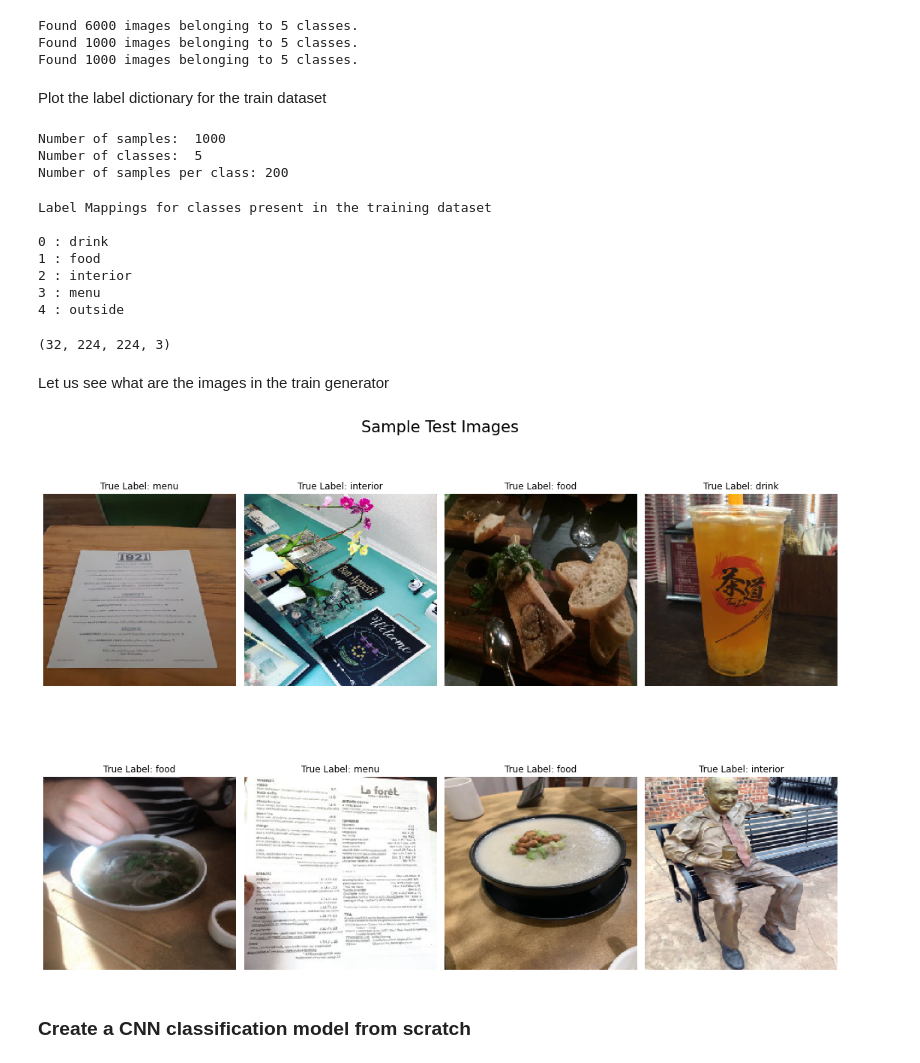
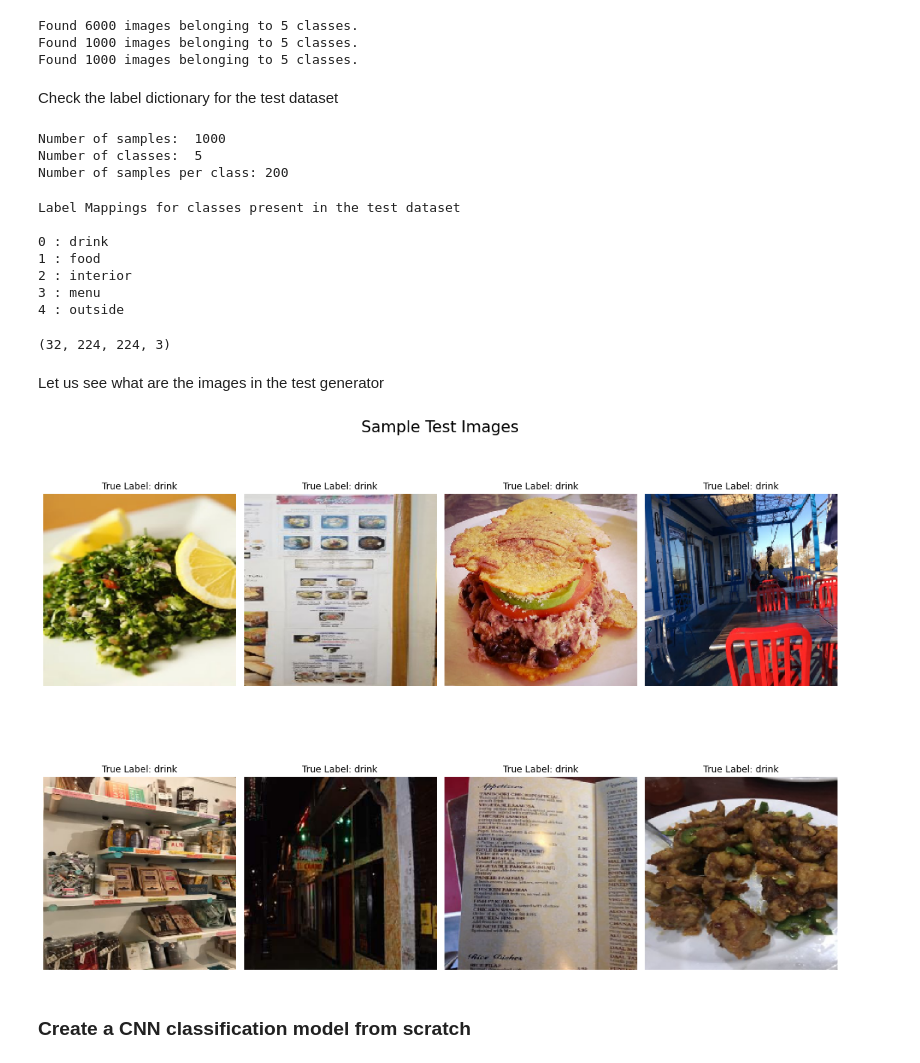
Before and after one commit to santra11/Yelp-ComputerVision-NLP, a Jupyter notebook: CNNclassificationyelp.ipynb, the cells around one changed output. Cells and saved outputs as stored; diff of their text form; code cells hidden in the pictures.

```diff
--- a/CNNclassificationyelp.ipynb
+++ b/CNNclassificationyelp.ipynb
@@ -78,7 +78,7 @@ Found 6000 images belonging to 5 classes.
 Found 1000 images belonging to 5 classes.
 Found 1000 images belonging to 5 classes.
 # %% [markdown]
-Plot the label dictionary for the train dataset
+Check the label dictionary for the test dataset
 # %%
 print('Number of samples: ',test_ds.samples)
 print('Number of classes: ',len(test_ds.class_indices))
@@ -90,11 +90,11 @@ Number of samples per class: 200
 # %%
 labels = {value: key for key, value in test_ds.class_indices.items()}
 
-print("Label Mappings for classes present in the training dataset\n")
+print("Label Mappings for classes present in the test dataset\n")
 for key, value in labels.items():
     print(f"{key} : {value}")
 # %% [output]
-Label Mappings for classes present in the training dataset
+Label Mappings for classes present in the test dataset
 
 0 : drink
 1 : food
@@ -108,24 +108,24 @@ for image_batch, labels_batch in test_ds:
 # %% [output]
 (32, 224, 224, 3)
 # %% [markdown]
-Let us see what are the images in the train generator
+Let us see what are the images in the test generator
 # %%
 fig, ax = plt.subplots(nrows=2, ncols=4, figsize=(15, 12))
 idx = 0
 
 for i in range(2):
     for j in range(4):
-        label = labels[np.argmax(train_ds[0][1][idx])]
+        label = labels[np.argmax(test_ds[0][1][idx])]
         ax[i, j].set_title(f"True Label: {label}")
         ax[i, j].imshow(train_ds[0][0][idx][:, :, :])
         ax[i, j].axis("off")
         idx += 1
 
 plt.tight_layout()
 plt.suptitle("Sample Test Images", fontsize=21)
 plt.show()
 # %% [output]
-[figure, old version]
+[figure, new version]
 # %% [markdown]
 ### Create a CNN classification model from scratch
 # %%
```
